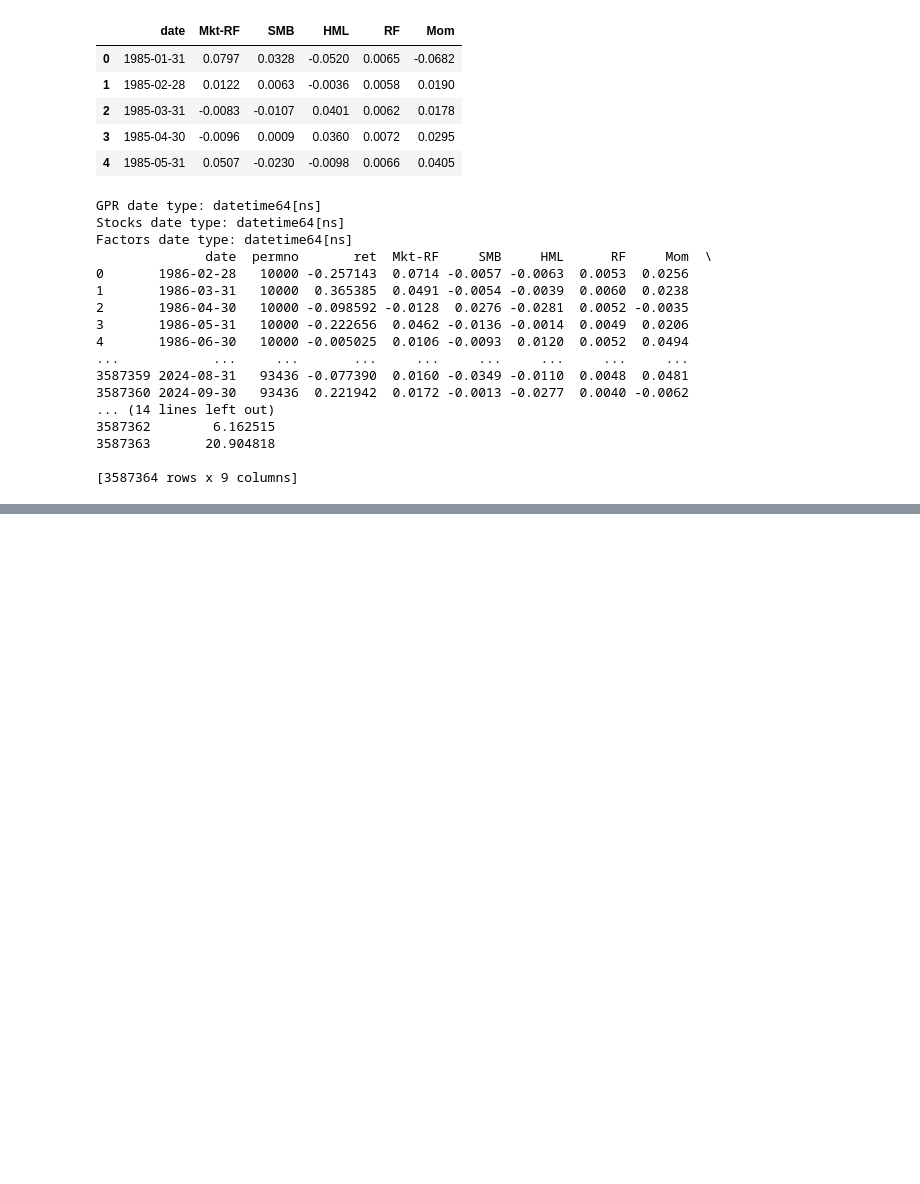
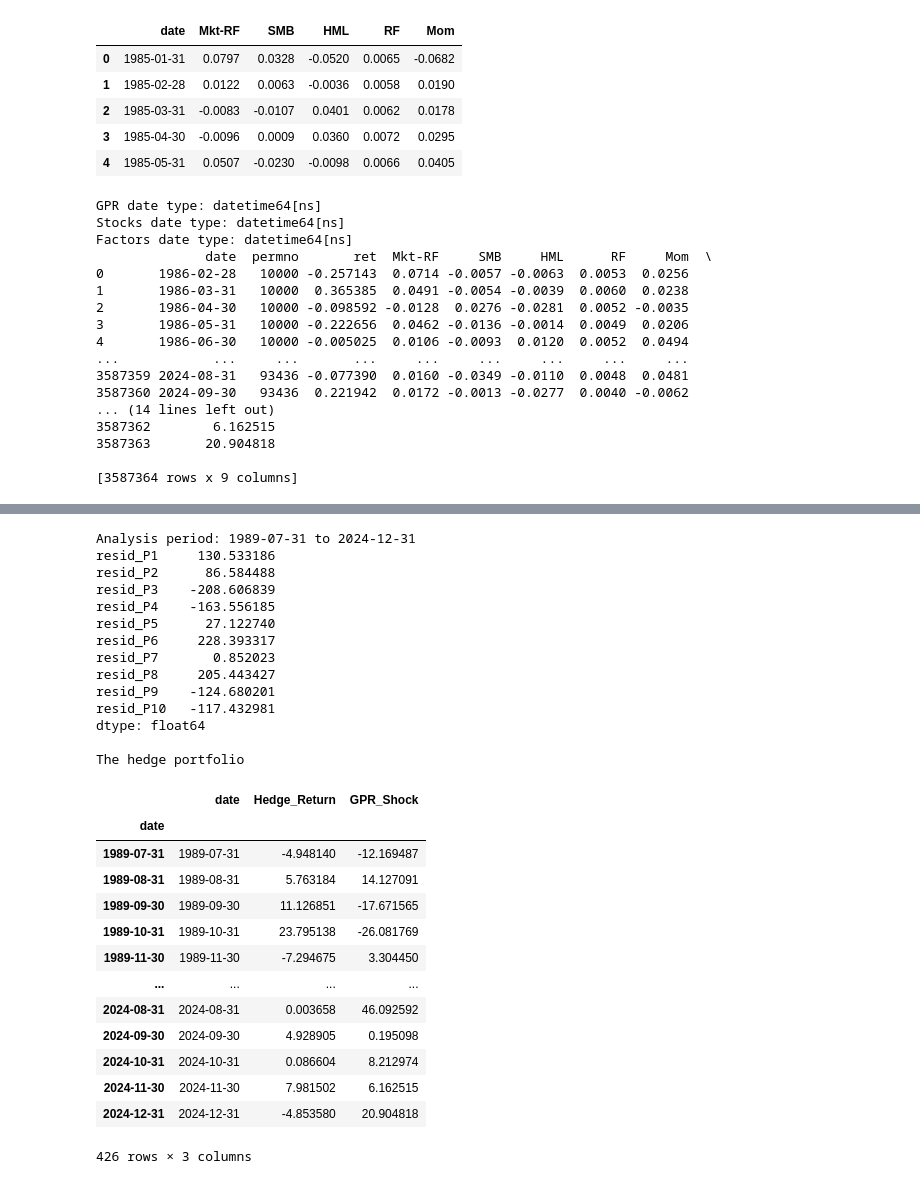
Before and after one commit to siddharthyashkukreja-cloud/Hedging_GeoPolRisk, a Jupyter notebook: part 3 - Measuring Geopolitical News.ipynb, the cells around one changed output, grey strips where cells are left out. Cells and saved outputs as stored; diff of their text form; code cells hidden in the pictures; blank space fills up the shorter version.

```diff
--- a/part 3 - Measuring Geopolitical News.ipynb
+++ b/part 3 - Measuring Geopolitical News.ipynb
@@ -196,0 +244,79 @@ Factors date type: datetime64[ns]
+# %%
+# Remove months where we don't have all 10 portfolios
+# This finds the real start date since from ar(1) we have some start up dates that are nan
+port_rets_clean = port_rets.dropna().copy()
+print(f"Analysis period: {port_rets_clean.index.min().date()} to {port_rets_clean.index.max().date()}")
+
+
+# Residualize (Strip 4 Factors from the portfolios)
+portfolio_residuals = pd.DataFrame(index=port_rets_clean.index)
+resid_cols = []
+
+for i in range(1, 11):
+    col = f'P{i}'
+    # Regression: Portfolio Return -> Market + Size + Value + Momentum
+    Y = port_rets_clean[col] - port_rets_clean['RF']
+    X = sm.add_constant(port_rets_clean[['Mkt-RF', 'SMB', 'HML', 'Mom']])
+
+    model = sm.OLS(Y, X).fit()
+    portfolio_residuals[f'resid_{col}'] = model.resid
+    resid_cols.append(f'resid_{col}')
+
+# Estimate Weights (Regress GPR Shock on the Clean Residuals), dont forget to align gpr data with other data
+target_shock = df_gpr_clean.set_index('date')['gpr_news_shock'].reindex(portfolio_residuals.index)
+
+# Create a clean dataset for the weights regression
+clean_data = pd.concat([target_shock, portfolio_residuals], axis=1).dropna()
+
+Y_shock = clean_data['gpr_news_shock']
+X_resids = clean_data[resid_cols]
+
+# The coefficients from this regression are the portfolio weights
+weights = sm.OLS(Y_shock, X_resids).fit().params
+print(weights)
+
+# Build the geofactor and apply those weights to the ORIGINALreturns
+geo_factor_ret = np.zeros(len(port_rets_clean))
+for i in range(1, 11):
+    w = weights[f'resid_P{i}']
+    r = port_rets_clean[f'P{i}']
+    geo_factor_ret += w * r
+
+# here i save the results
+final_hedge = pd.DataFrame({
+    'date': port_rets_clean.index,
+    'Hedge_Return': geo_factor_ret,
+    'GPR_Shock': target_shock
+    }).dropna()
+
+print("\nThe hedge portfolio")
+final_hedge
+# %% [output]
+Analysis period: 1989-07-31 to 2024-12-31
+resid_P1     130.533186
+resid_P2      86.584488
+resid_P3    -208.606839
+resid_P4    -163.556185
+resid_P5      27.122740
+resid_P6     228.393317
+resid_P7       0.852023
+resid_P8     205.443427
+resid_P9    -124.680201
+resid_P10   -117.432981
+dtype: float64
+
+The hedge portfolio
+|  | date | Hedge_Return | GPR_Shock |
+| date |  |  |  |
+| 1989-07-31 | 1989-07-31 | -4.948140 | -12.169487 |
+| 1989-08-31 | 1989-08-31 | 5.763184 | 14.127091 |
+| 1989-09-30 | 1989-09-30 | 11.126851 | -17.671565 |
+| 1989-10-31 | 1989-10-31 | 23.795138 | -26.081769 |
+| 1989-11-30 | 1989-11-30 | -7.294675 | 3.304450 |
+| ... | ... | ... | ... |
+| 2024-08-31 | 2024-08-31 | 0.003658 | 46.092592 |
+| 2024-09-30 | 2024-09-30 | 4.928905 | 0.195098 |
+| 2024-10-31 | 2024-10-31 | 0.086604 | 8.212974 |
+| 2024-11-30 | 2024-11-30 | 7.981502 | 6.162515 |
+| 2024-12-31 | 2024-12-31 | -4.853580 | 20.904818 |
+426 rows × 3 columns
```
Also changed, not shown: parts of 5 cells of this notebook.
